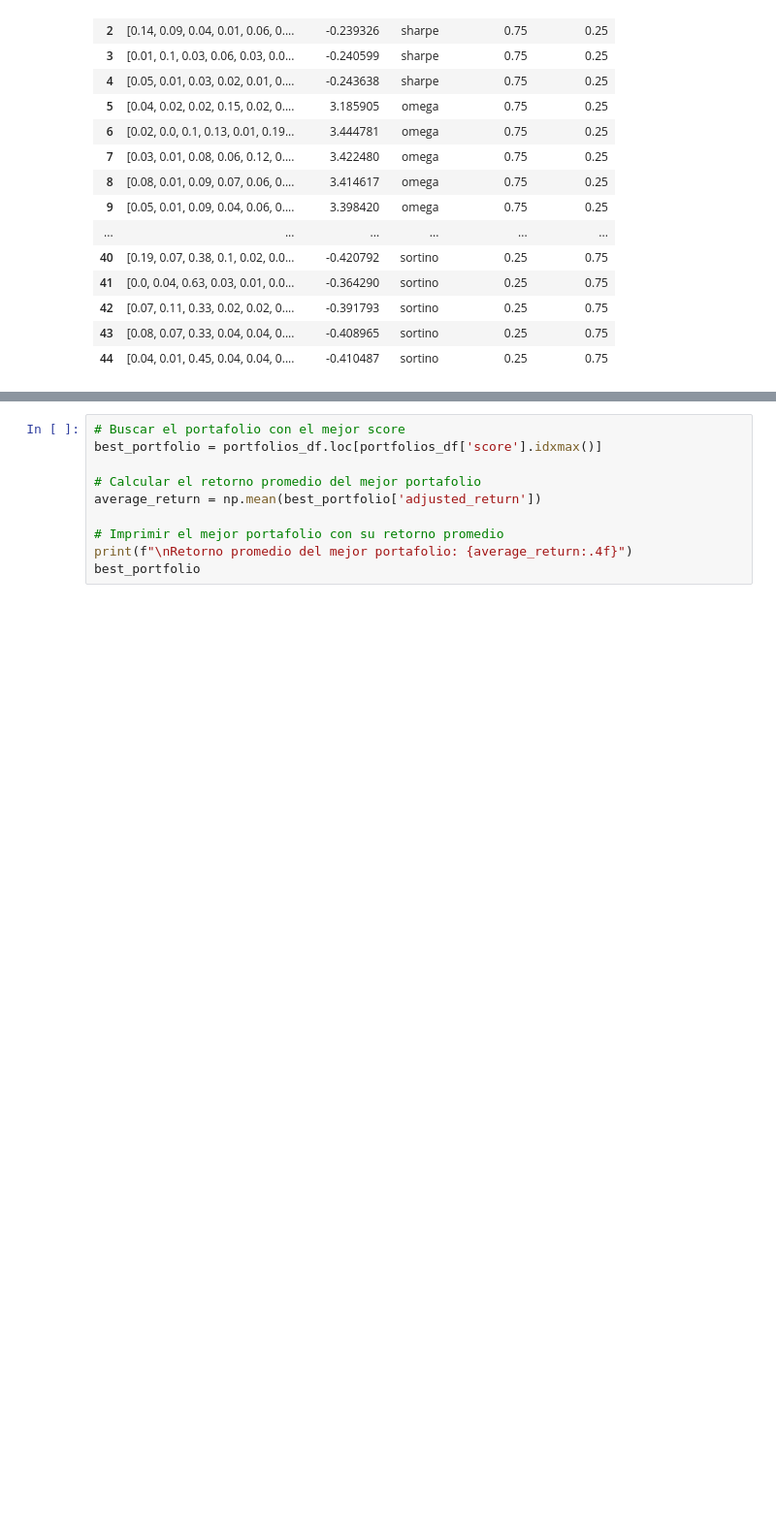
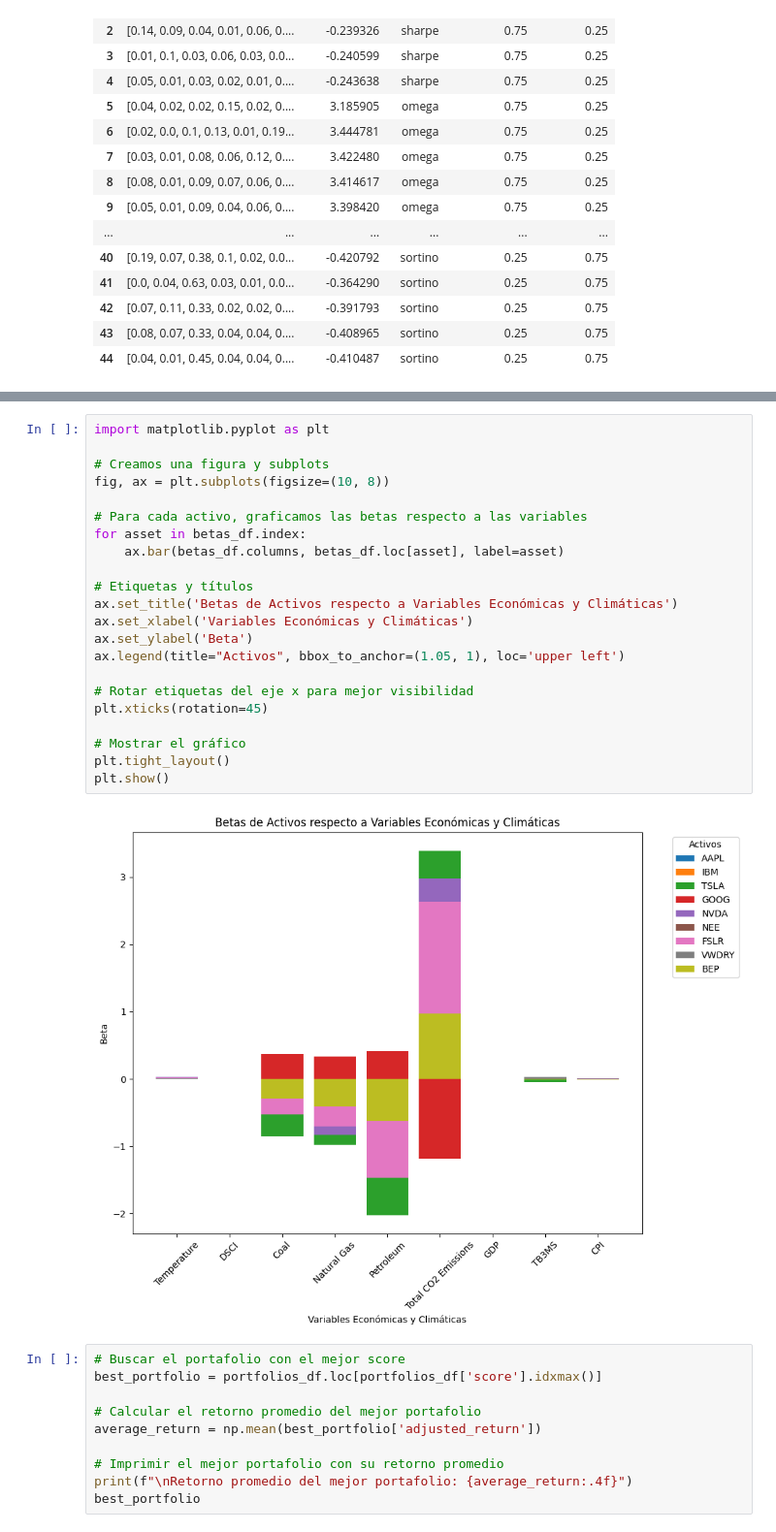
Before and after one commit to luisrc44/QAA-with-Climate-Change-and-ESG, a Jupyter notebook: QAA_wCC.ipynb, the cells around one changed output, grey strips where cells are left out. Shown at 97% size. Saved outputs shown, nothing was run; the diff lists cells and outputs as text; blank space fills up the shorter version.

Commit message:
Graph

```diff
--- a/QAA_wCC.ipynb
+++ b/QAA_wCC.ipynb
@@ -229,6 +228,30 @@ betas_df
 | FSLR | 0.0218 | -0.000015 | -0.530892 | -0.704204 | -1.469721 | 2.635884 | -0.000026 | -0.013185 | 0.004077 |
 | VWDRY | 0.009615 | 0.000775 | -0.001026 | -0.236739 | -0.320119 | 0.039238 | -0.000008 | 0.026699 | -0.001457 |
 | BEP | 0.003069 | -0.00008 | -0.290105 | -0.409745 | -0.624588 | 0.973063 | 0.00004 | -0.004831 | -0.005496 |
+# %%
+import matplotlib.pyplot as plt
+
+# Creamos una figura y subplots
+fig, ax = plt.subplots(figsize=(10, 8))
+
+# Para cada activo, graficamos las betas respecto a las variables
+for asset in betas_df.index:
+    ax.bar(betas_df.columns, betas_df.loc[asset], label=asset)
+
+# Etiquetas y títulos
+ax.set_title('Betas de Activos respecto a Variables Económicas y Climáticas')
+ax.set_xlabel('Variables Económicas y Climáticas')
+ax.set_ylabel('Beta')
+ax.legend(title="Activos", bbox_to_anchor=(1.05, 1), loc='upper left')
+
+# Rotar etiquetas del eje x para mejor visibilidad
+plt.xticks(rotation=45)
+
+# Mostrar el gráfico
+plt.tight_layout()
+plt.show()
+# %% [output]
+[figure, added]
 # %%
 # Buscar el portafolio con el mejor score
 best_portfolio = portfolios_df.loc[portfolios_df['score'].idxmax()]
```
Also changed, not shown: parts of 1 cell of this notebook.
